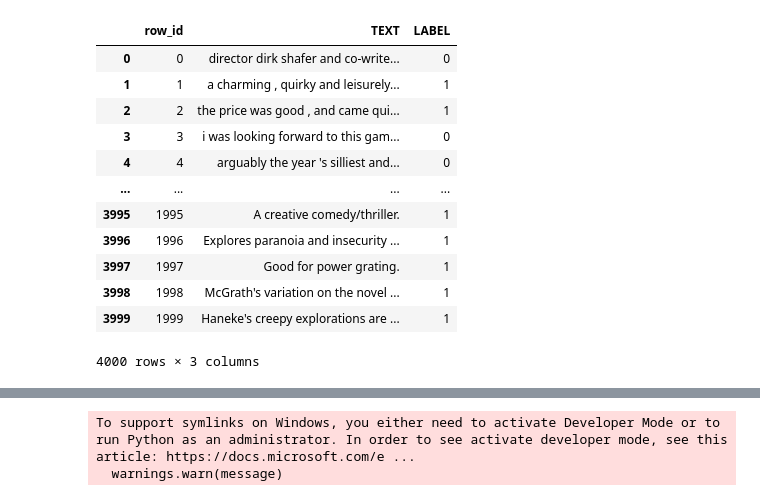
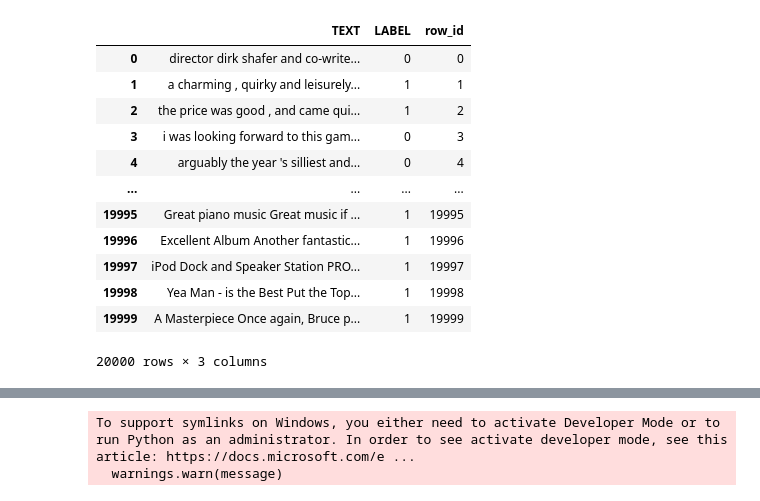
Before and after one commit to shih-yang-young/text-polarity-classification, a Jupyter notebook: DistilBERT base uncased finetuned SST-2.ipynb, the cells around one changed output, grey strips where cells are left out. Cells and saved outputs as stored; diff of their text form; code cells hidden in the pictures.

```diff
--- a/DistilBERT base uncased finetuned SST-2.ipynb
+++ b/DistilBERT base uncased finetuned SST-2.ipynb
@@ -5,24 +5,33 @@ data_augmentation_chatGPT = pd.read_csv('data_augmentation_chatGPT.csv')
 data_augmentation_random_2_words = pd.read_csv('data_augmentation_random_2_words.csv')
 data_augmentation_random_3_words = pd.read_csv('data_augmentation_random_3_words.csv')
 translated_en_data = pd.read_csv('translated_en_data.csv')
+amazon_short_text_data = pd.read_csv('amazon_short_text_data.csv')
-# %%
-merged_data = pd.concat([train_2022,data_augmentation_chatGPT], ignore_index=True)
-# merged_data = merged_data.sample(n=100, random_state=42)
-merged_data
-# %% [output]
-|  | row_id | TEXT | LABEL |
-| 0 | 0 | director dirk shafer and co-write... | 0 |
-| 1 | 1 | a charming , quirky and leisurely... | 1 |
-| 2 | 2 | the price was good , and came qui... | 1 |
-| 3 | 3 | i was looking forward to this gam... | 0 |
-| 4 | 4 | arguably the year 's silliest and... | 0 |
-| ... | ... | ... | ... |
-| 3995 | 1995 | A creative comedy/thriller. | 1 |
-| 3996 | 1996 | Explores paranoia and insecurity ... | 1 |
-| 3997 | 1997 | Good for power grating. | 1 |
-| 3998 | 1998 | McGrath's variation on the novel ... | 1 |
-| 3999 | 1999 | Haneke's creepy explorations are ... | 1 |
-4000 rows × 3 columns
+# %%
+random = 9000
+amazon_short_text_zero_data = amazon_short_text_data[amazon_short_text_data['LABEL'] == 0]
+amazon_short_text_zero_data = amazon_short_text_zero_data.sample(n=random, random_state=42)
+amazon_short_text_one_data = amazon_short_text_data[amazon_short_text_data['LABEL'] == 1]
+amazon_short_text_one_data = amazon_short_text_one_data.sample(n=random, random_state=42)
+# %%
+merged_data = pd.concat([train_2022, amazon_short_text_zero_data, amazon_short_text_one_data], ignore_index=True)
+merged_data = merged_data.reset_index(drop=True)
+merged_data = merged_data.drop(columns=['row_id'])
+merged_data['row_id'] = merged_data.index
+merged_data
+# %% [output]
+|  | TEXT | LABEL | row_id |
+| 0 | director dirk shafer and co-write... | 0 | 0 |
+| 1 | a charming , quirky and leisurely... | 1 | 1 |
+| 2 | the price was good , and came qui... | 1 | 2 |
+| 3 | i was looking forward to this gam... | 0 | 3 |
+| 4 | arguably the year 's silliest and... | 0 | 4 |
+| ... | ... | ... | ... |
+| 19995 | Great piano music Great music if ... | 1 | 19995 |
+| 19996 | Excellent Album Another fantastic... | 1 | 19996 |
+| 19997 | iPod Dock and Speaker Station PRO... | 1 | 19997 |
+| 19998 | Yea Man - is the Best Put the Top... | 1 | 19998 |
+| 19999 | A Masterpiece Once again, Bruce p... | 1 | 19999 |
+20000 rows × 3 columns
 # %%
 %%time
 import torch
```
Also changed, not shown: parts of 4 cells of this notebook, 6 other files.
